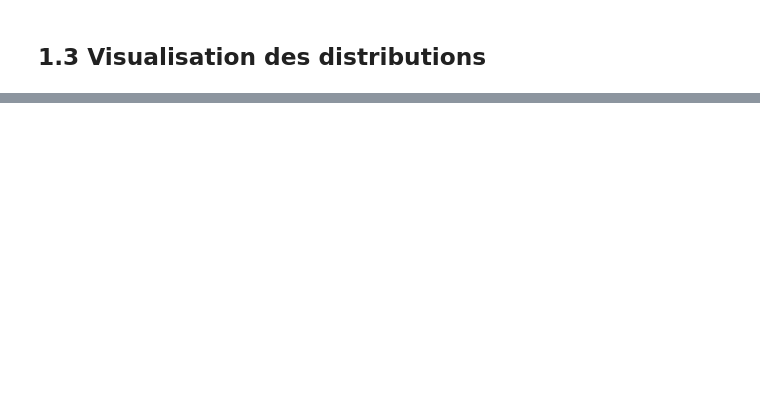
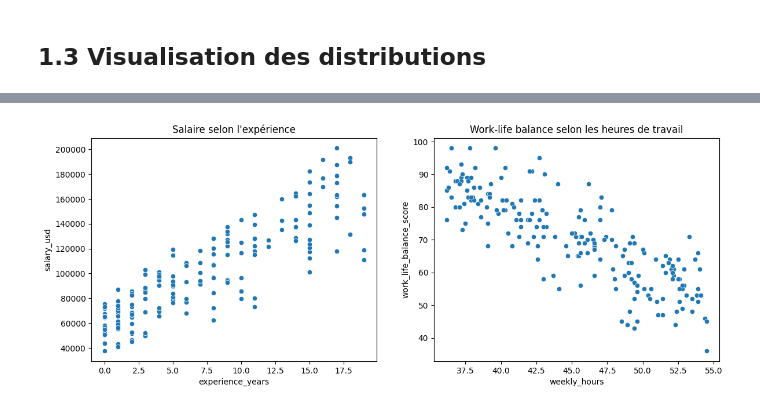
Before and after one commit to neji03/data-analysis-project, a Jupyter notebook: Projet_Analyse_de_Données.ipynb, the cells around one changed output, grey strips where cells are left out. Drawn from its saved outputs; the diff is of its cells as text; code cells hidden in the pictures; blank space fills up the shorter version.

```diff
--- a/Projet_Analyse_de_Données.ipynb
+++ b/Projet_Analyse_de_Données.ipynb
@@ -176,0 +261,10 @@ display(stats.round(2))
+# %%
+# Deux des liens les plus forts, colorés par niveau d'expérience
+fig, axes = plt.subplots(1, 2, figsize=(14, 5))
+sns.scatterplot(data=df, x="experience_years", y="salary_usd", ax=axes[0])
+axes[0].set_title("Salaire selon l'expérience")
+sns.scatterplot(data=df, x="weekly_hours", y="work_life_balance_score", ax=axes[1])
+axes[1].set_title("Work-life balance selon les heures de travail")
+plt.show()
+# %% [output]
+[figure, added]
```
Also changed, not shown: parts of 74 cells of this notebook.
